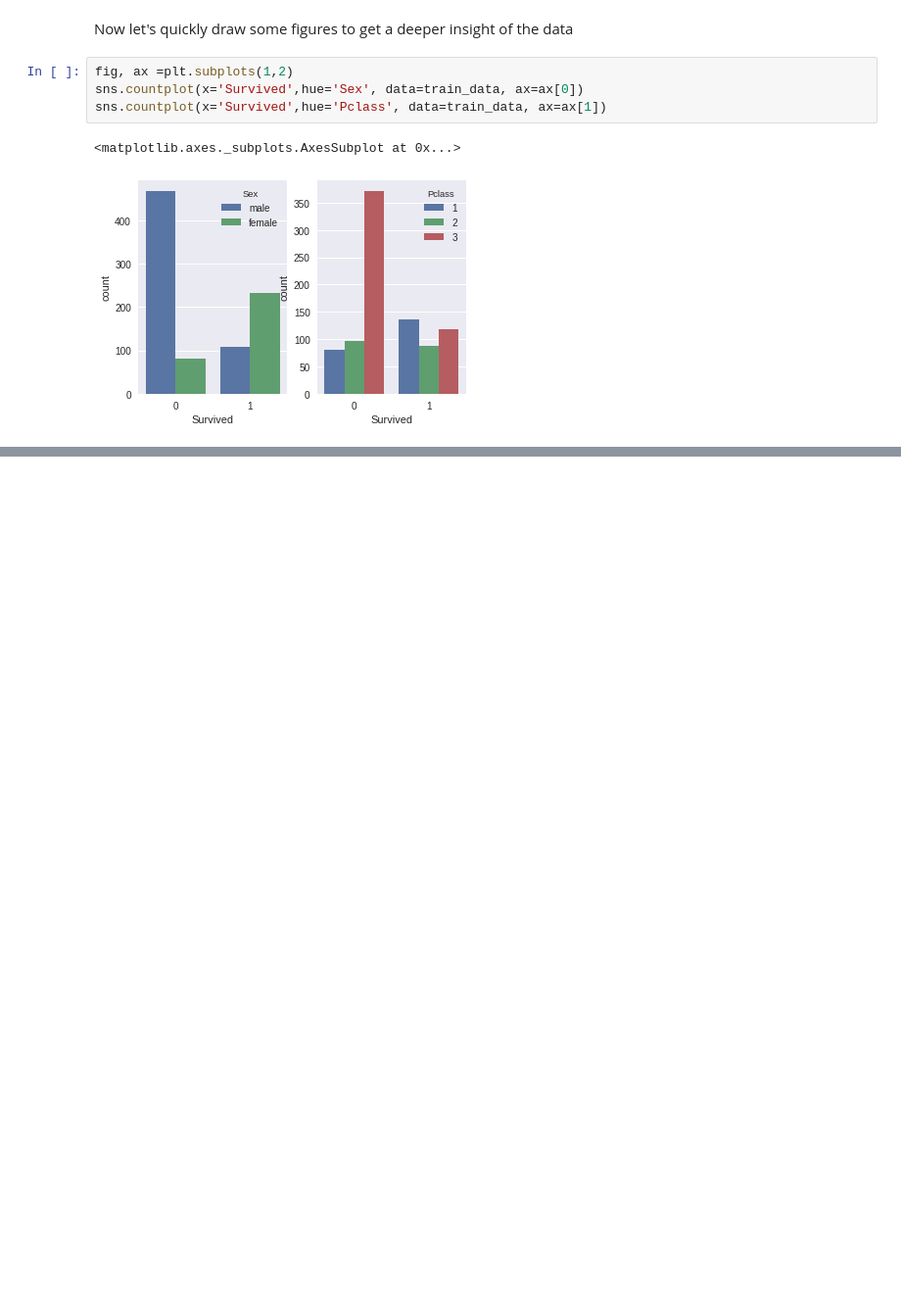
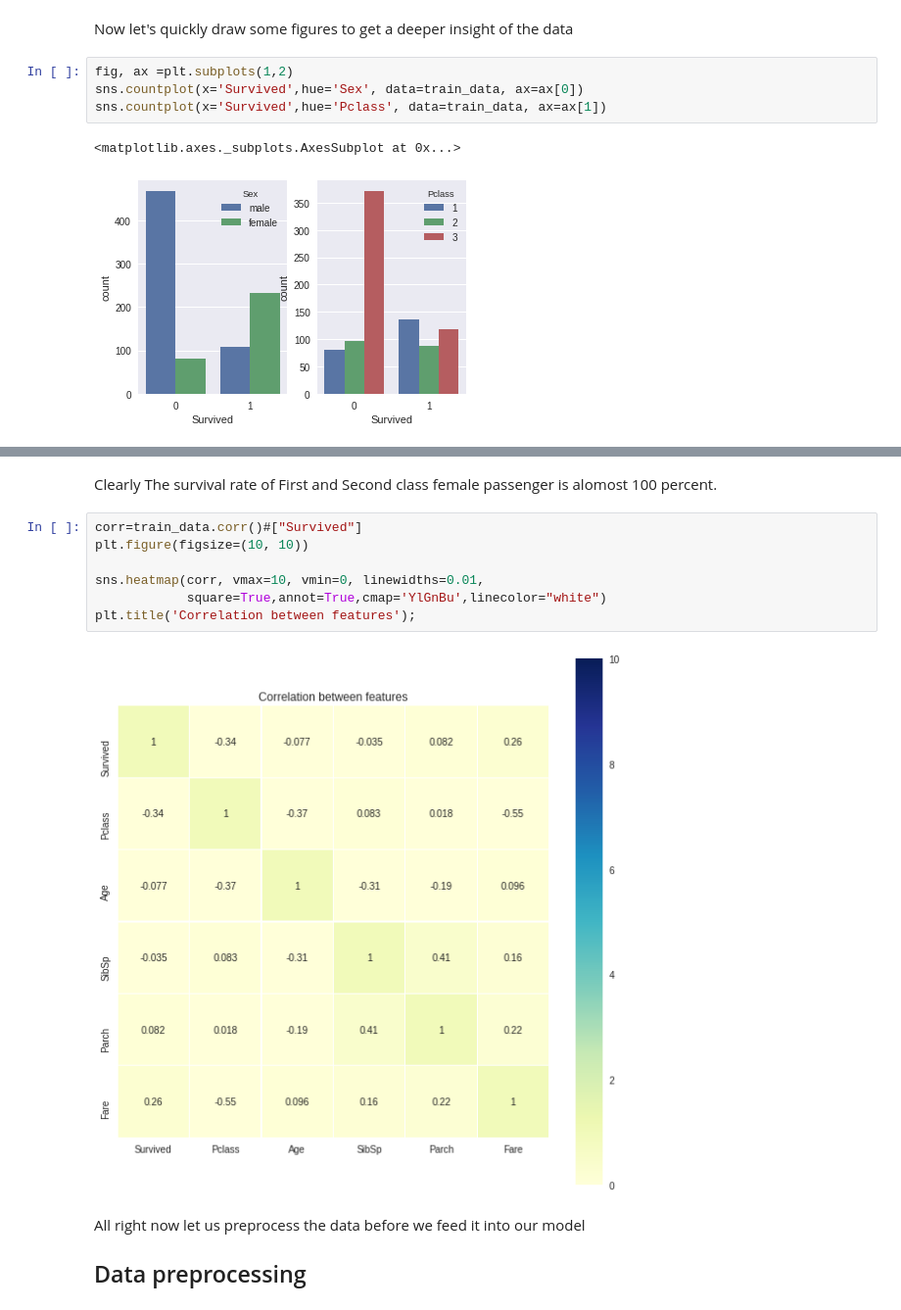
Before and after one commit to sidbose/Kaggle-Titanic-Machine-Learning-from-Disaster, a Jupyter notebook: Kaggle Titanic machine learning problem.ipynb, the cells around one changed output, grey strips where cells are left out. Shown at 98% size. Saved outputs shown, nothing was run; the diff lists cells and outputs as text; blank space fills up the shorter version.

```diff
--- a/Kaggle Titanic machine learning problem.ipynb
+++ b/Kaggle Titanic machine learning problem.ipynb
@@ -72,0 +85,15 @@ sns.countplot(x='Survived',hue='Pclass', data=train_data, ax=ax[1])
+# %% [markdown]
+Clearly The survival rate of First and Second class female passenger is alomost 100 percent.
+# %%
+corr=train_data.corr()#["Survived"]
+plt.figure(figsize=(10, 10))
+
+sns.heatmap(corr, vmax=10, vmin=0, linewidths=0.01,
+            square=True,annot=True,cmap='YlGnBu',linecolor="white")
+plt.title('Correlation between features');
+# %% [output]
+[figure, added]
+# %% [markdown]
+All right now let us preprocess the data before we feed it into our model
+
+## Data preprocessing
```
Also changed, not shown: parts of 10 cells of this notebook.
